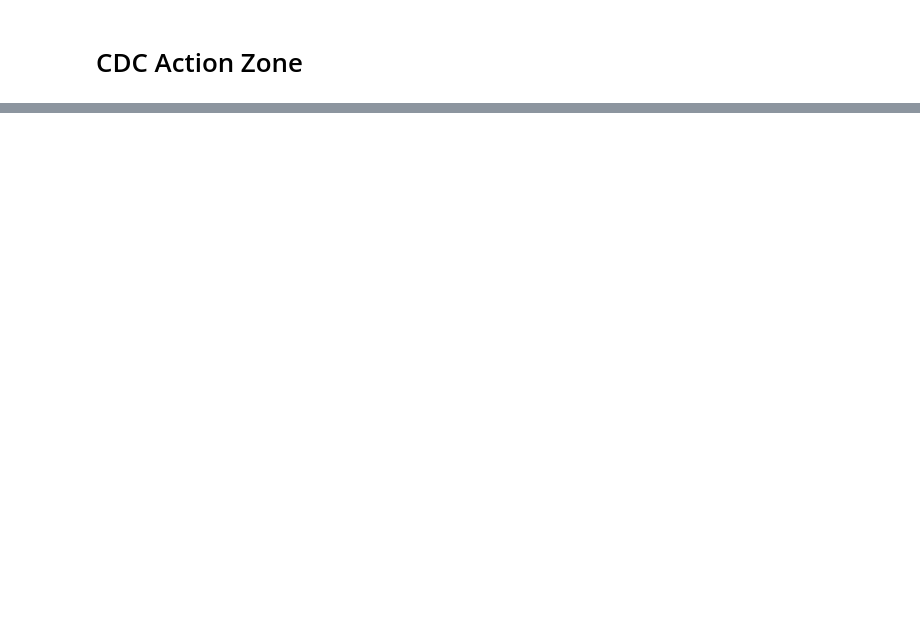
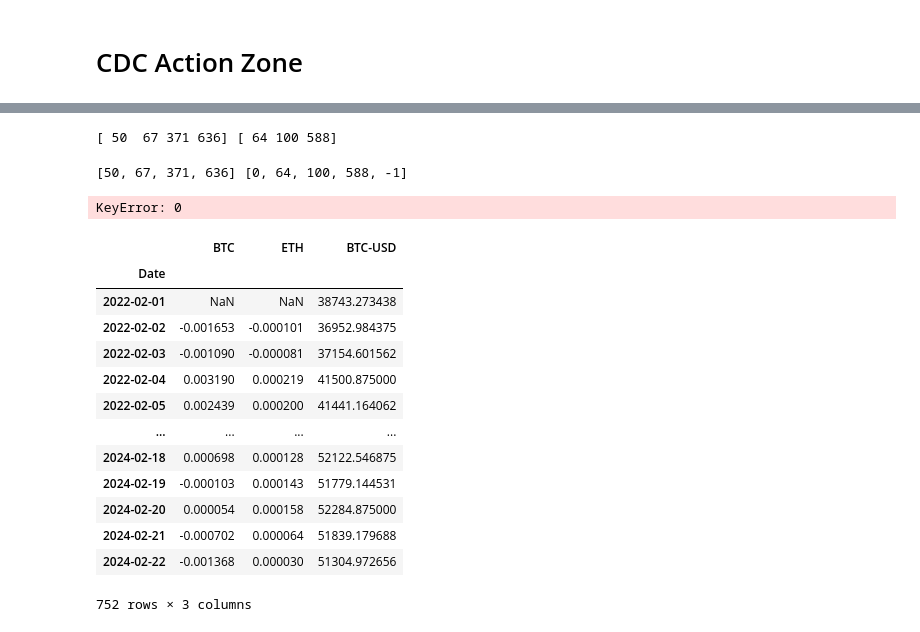
Before and after one commit to DoobieJella/LSE-QuantSoc-Algothon, a Jupyter notebook: CDC Action Zone.ipynb, the cells around one changed output, grey strips where cells are left out. Drawn from its saved outputs; the diff is of its cells as text; code cells hidden in the pictures; blank space fills up the shorter version.

```diff
--- a/CDC Action Zone.ipynb
+++ b/CDC Action Zone.ipynb
@@ -132,0 +150,15 @@ plt.show()
+# %%
+time_interval = (EMA12.index[1] - EMA12.index[0]).total_seconds()
+
+slope_ema12_btc = (EMA12['BTC-USD'].diff() / time_interval).rename('Slope_EMA12_BTC')
+slope_ema26_btc = (EMA26['BTC-USD'].diff() / time_interval).rename('Slope_EMA26_BTC')
+
+slope_ema12_eth = (EMA12['ETH-USD'].diff() / time_interval).rename('Slope_EMA12_ETH')
+slope_ema26_eth = (EMA26['ETH-USD'].diff() / time_interval).rename('Slope_EMA26_ETH')
+
+slope_diff_btc = slope_ema12_btc - slope_ema26_btc
+slope_diff_eth = slope_ema12_eth - slope_ema26_eth
+
+slope_df = pd.concat([slope_diff_btc.rename('BTC'), slope_diff_eth.rename('ETH')], axis=1)
+
+print(slope_df)
@@ -132,0 +190,4 @@ plt.show()
+# %%
+print(btc_buying_50_200, btc_selling_50_200)
+# %% [output]
+[ 50  67 371 636] [ 64 100 588]
@@ -132,0 +199,9 @@ plt.show()
+# %%
+print(btc_buying_50_200, btc_selling_50_200)
+# %% [output]
+[50, 67, 371, 636] [0, 64, 100, 588, -1]
+# %%
+for i in range(len(EMA12)):
+    print(EMA12[i], EMA26[i])
+# %% [output]
+KeyError: 0
@@ -132,0 +210,18 @@ plt.show()
+# %%
+slope_price = pd.concat([slope_df, bitcoin_prices], axis = 1)
+slope_price
+# %% [output]
+|  | BTC | ETH | BTC-USD |
+| Date |  |  |  |
+| 2022-02-01 | NaN | NaN | 38743.273438 |
+| 2022-02-02 | -0.001653 | -0.000101 | 36952.984375 |
+| 2022-02-03 | -0.001090 | -0.000081 | 37154.601562 |
+| 2022-02-04 | 0.003190 | 0.000219 | 41500.875000 |
+| 2022-02-05 | 0.002439 | 0.000200 | 41441.164062 |
+| ... | ... | ... | ... |
+| 2024-02-18 | 0.000698 | 0.000128 | 52122.546875 |
+| 2024-02-19 | -0.000103 | 0.000143 | 51779.144531 |
+| 2024-02-20 | 0.000054 | 0.000158 | 52284.875000 |
+| 2024-02-21 | -0.000702 | 0.000064 | 51839.179688 |
+| 2024-02-22 | -0.001368 | 0.000030 | 51304.972656 |
+752 rows × 3 columns
```
Also changed, not shown: parts of 30 cells of this notebook, 1 other file.
